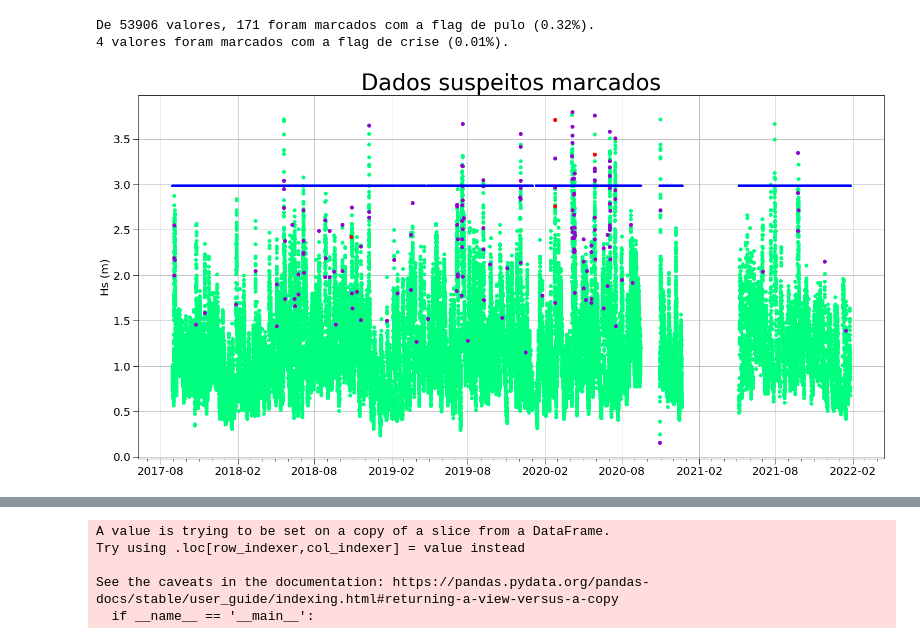
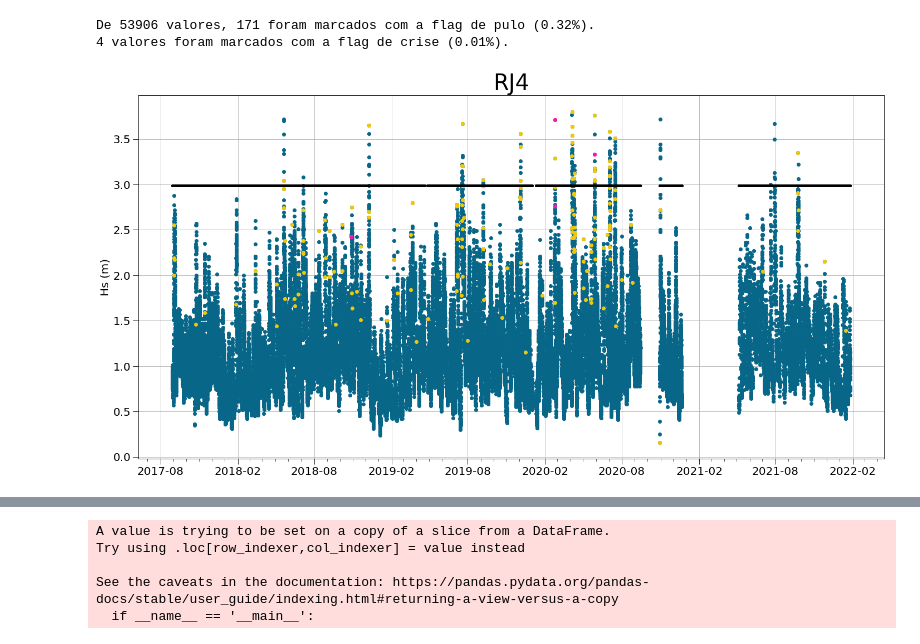
Before and after one commit to BrenoSCabral/ES3, a Jupyter notebook: RJ4.ipynb, the cells around one changed output, grey strips where cells are left out. Cells and saved outputs as stored; diff of their text form; code cells hidden in the pictures.

```diff
--- a/RJ4.ipynb
+++ b/RJ4.ipynb
@@ -33,13 +92,13 @@ import matplotlib.dates as mdates
 fig = plt.figure(figsize=(24,12))
 
 ax = fig.add_subplot(111)
-ax.plot(dado['Hsig'][:], marker = 'o', color = 'springgreen', linestyle = 'none')
-ax.plot(dado['jump_flag'][:], marker = 'o', color = 'darkviolet', linestyle = 'none')
-ax.plot(dado['jump_crisis'][:], marker = 'o', color = 'red', linestyle = 'none')
+ax.plot(dado['Hsig'][:], marker = 'o', color = '#086788', linestyle = 'none')
+ax.plot(dado['jump_flag'][:], marker = 'o', color = '#F0C808', linestyle = 'none')
+ax.plot(dado['jump_crisis'][:], marker = 'o', color = '#FC0FC0', linestyle = 'none')
 # ax.plot(serie4['Hsig'][:], marker = 'o', color = 'purple', linestyle = 'none')
 
 
-ax.plot(dado['EE_Hsig'][:], marker = '.', color = 'blue', linestyle = 'none')
+ax.plot(dado['EE_Hsig'][:], marker = '.', color = 'black', linestyle = 'none')
 #ax.plot(dado['jump_flag'][:], marker = 'o', color = 'yellow', linestyle = 'none')
 #ax.plot(dado['jump_crisis'][:], marker = 'o', color = 'red', linestyle = 'none')
 
@@ -47,33 +106,33 @@ ax.plot(dado['EE_Hsig'][:], marker = '.', color = 'blue', linestyle = 'none')
 
 ax.grid()
 ax.set_ylabel('Hs (m)', fontsize = 20)
 
 ################################# data #######################
 
 # Major ticks every 6 months.
 fmt_half_year = mdates.MonthLocator(interval=6)
 ax.xaxis.set_major_locator(fmt_half_year)
 
 # Minor ticks every month.
 fmt_month = mdates.MonthLocator()
 ax.xaxis.set_minor_locator(fmt_month)
 
 # Text in the x axis will be displayed in 'YYYY-mm' format.
 ax.xaxis.set_major_formatter(mdates.DateFormatter('%Y-%m'))
 
 
 ax.tick_params(axis='both', which='major', labelsize=20, size=10)
 ax.tick_params(axis='both', which='minor', size=5)
 
 # ax.set_ylim(0,5)
-# ax.set_xlim(datetime(2016,5,1), datetime(2021,10,1))
+# ax.set_xlim(datetime(2020,5,1), datetime(2020,8,1))
 
 
 
 ###########################################################################
 
-plt.title('Dados suspeitos marcados', fontsize = 40)
+plt.title('RJ4', fontsize = 40)
 
 plt.savefig(os.getcwd() +'/fig/RJ4')
 # %% [output]
-[figure, old version]
+[figure, new version]
```
Also changed, not shown: parts of 24 cells of this notebook, 3 other files.
